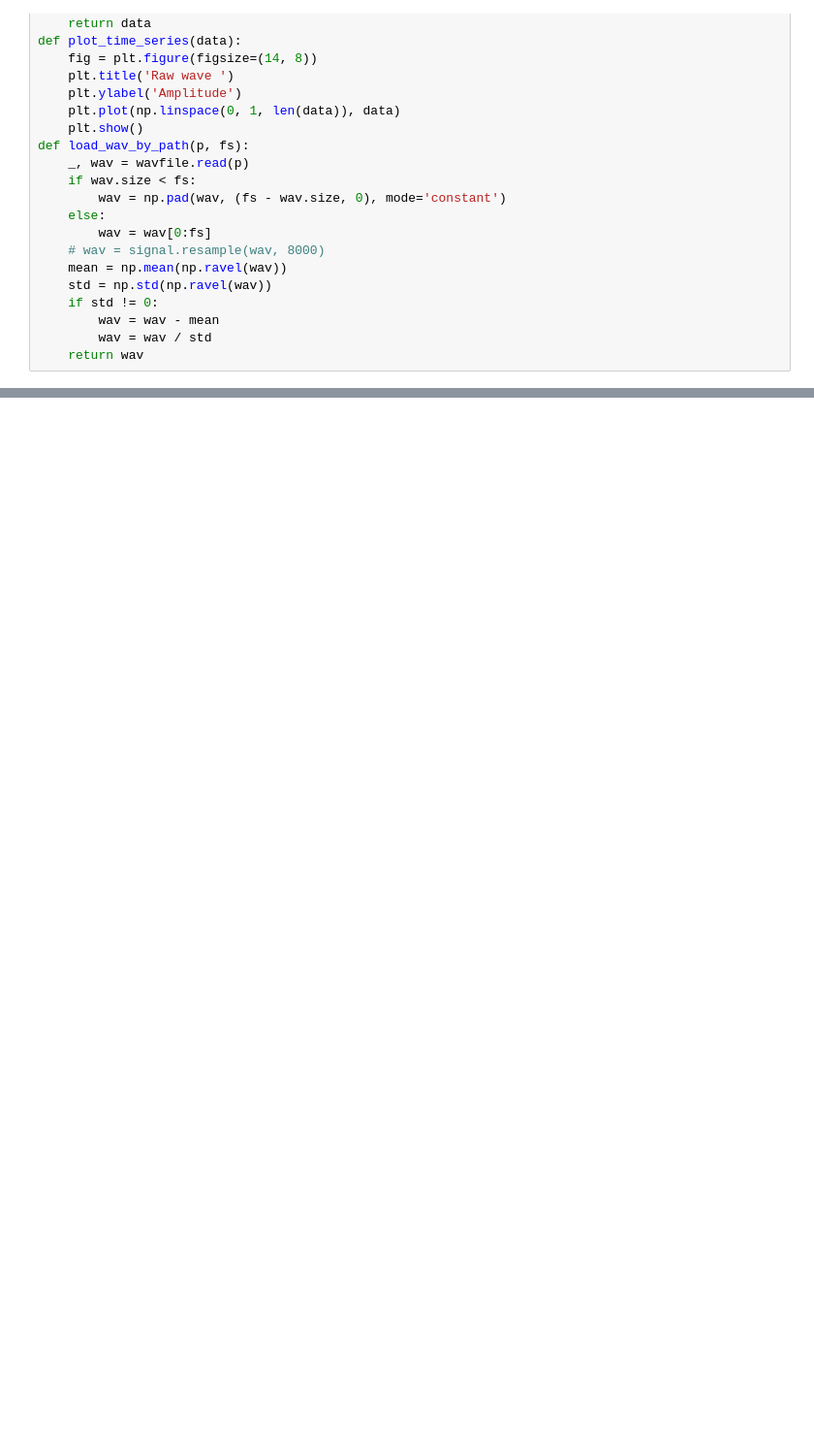
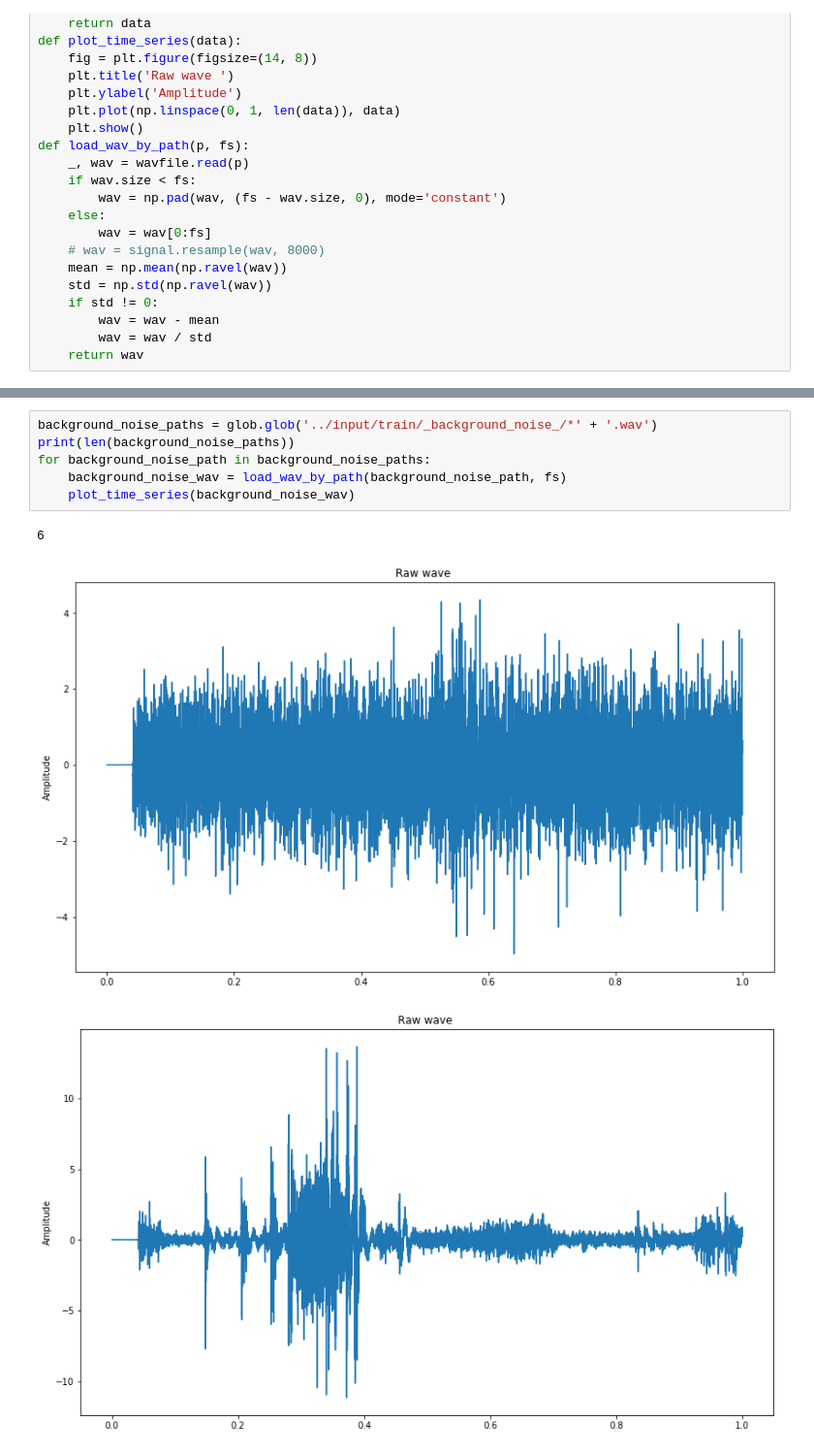
Before and after one commit to 3v1l91l/speech, a Jupyter notebook: src/augment.ipynb, the cells around one changed output, grey strips where cells are left out. Shown at 97% size. Saved outputs shown, nothing was run; the diff lists cells and outputs as text; blank space fills up the shorter version.

```diff
--- a/src/augment.ipynb
+++ b/src/augment.ipynb
@@ -52,3 +63,13 @@ ipd.Audio(wav_flipped, rate=fs)
 # %% [output]
 [figure]
 [interactive output not drawn]
+# %%
+background_noise_paths = glob.glob('../input/train/_background_noise_/*' + '.wav')
+print(len(background_noise_paths))
+for background_noise_path in background_noise_paths:
+    background_noise_wav = load_wav_by_path(background_noise_path, fs)
+    plot_time_series(background_noise_wav)
+# %% [output]
+6
+[figure, added]
+[figure, added]
```
Also changed, not shown: parts of 9 cells of this notebook, 7 other files.
